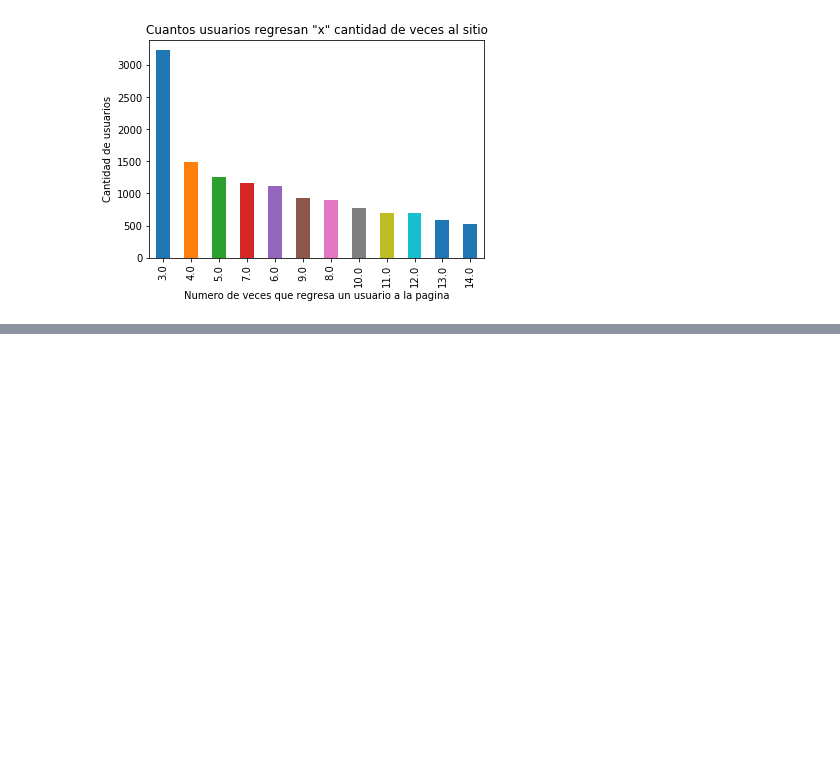
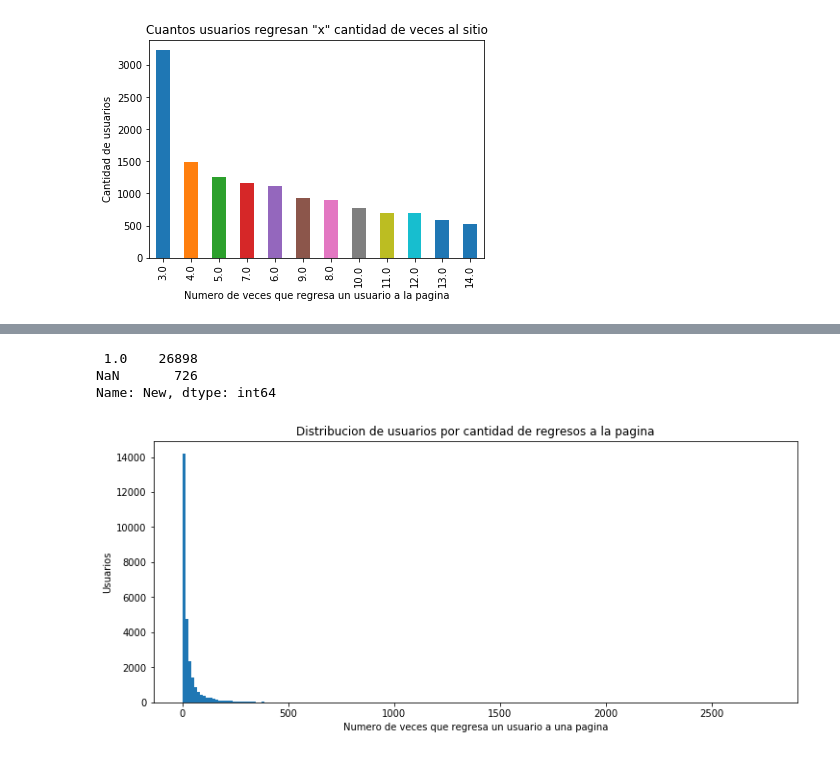
Before and after one commit to sebalogue/tp1-datos, a Jupyter notebook: src/seba/analisis-intro.ipynb, the cells around one changed output, grey strips where cells are left out. Saved outputs shown, nothing was run; the diff lists cells and outputs as text; code cells hidden in the pictures; blank space fills up the shorter version.

Commit message:
agrego histogramas

```diff
--- a/src/seba/analisis-intro.ipynb
+++ b/src/seba/analisis-intro.ipynb
@@ -375,0 +225,10 @@ new_vs_returning_g.set(xlabel='Numero de veces que regresa un usuario a la pagin
+# %%
+new_vs_returning = tf.filter(items=['person', 'new_vs_returning'])
+
+
+# Podemos considerar que todos los valores nulos son registros de usuarios que regresan al sitio ('Returning').
+# Luego descartaremos los usuarios que no tienen ningun registro de haber ingresado al sitio por primera vez ('New').
+
+new_vs_returning.fillna({'new_vs_returning': 'Returning'}, inplace=True)
+
+new_vs_returning = new_vs_returning.groupby(['person'])['new_vs_returning'].value_counts(dropna=False)
@@ -375,0 +246,4 @@ new_vs_returning_g.set(xlabel='Numero de veces que regresa un usuario a la pagin
+# %%
+# Construyo un DataFrame
+new_vs_returning_df = new_vs_returning.unstack()
+new_vs_returning_df.head()
@@ -375,0 +258,23 @@ new_vs_returning_g.set(xlabel='Numero de veces que regresa un usuario a la pagin
+# %%
+# Veo cuantos nulos hay en la columna 'New'. Es decir, cuantos usuarios no fueron detectados por primera vez
+new_vs_returning_df['New'].value_counts(dropna=False)
+# %% [output]
+ 1.0    26898
+NaN       726
+Name: New, dtype: int64
+# %%
+# Elimino los usuarios que no fueron detectados por primera vez:
+new_vs_returning_df.dropna(inplace=True)
+# %%
+#Si tomamos Todos los valores registrados:
+
+fig, ax = plt.subplots(figsize=(12, 5))
+
+x = new_vs_returning_df['Returning']
+g = ax.hist(x, bins=200);
+
+plt.xlabel('Numero de veces que regresa un usuario a una pagina')
+plt.ylabel('Usuarios')
+plt.title('Distribucion de usuarios por cantidad de regresos a la pagina');
+# %% [output]
+[figure, added]
```
Also changed, not shown: parts of 33 cells of this notebook.
